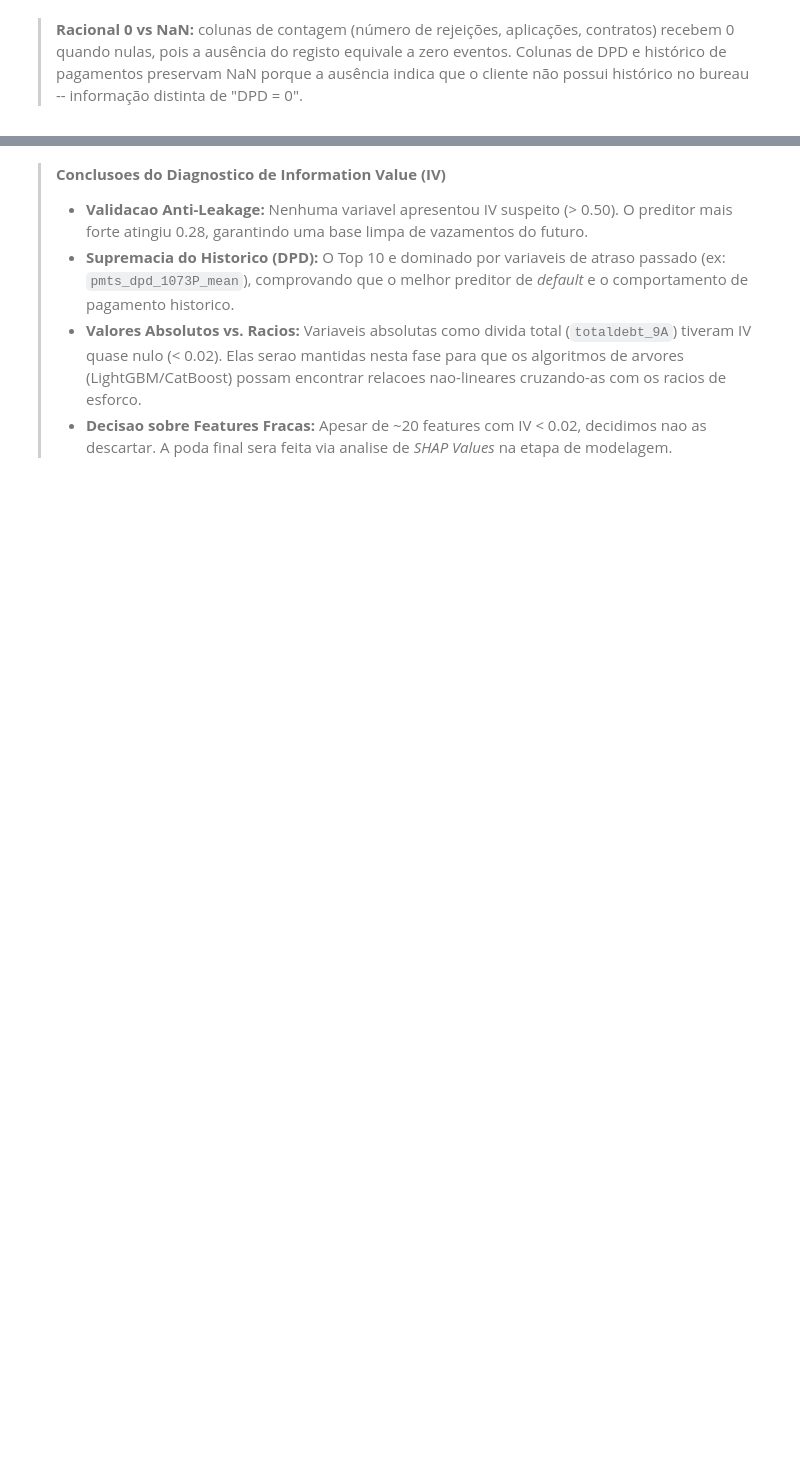
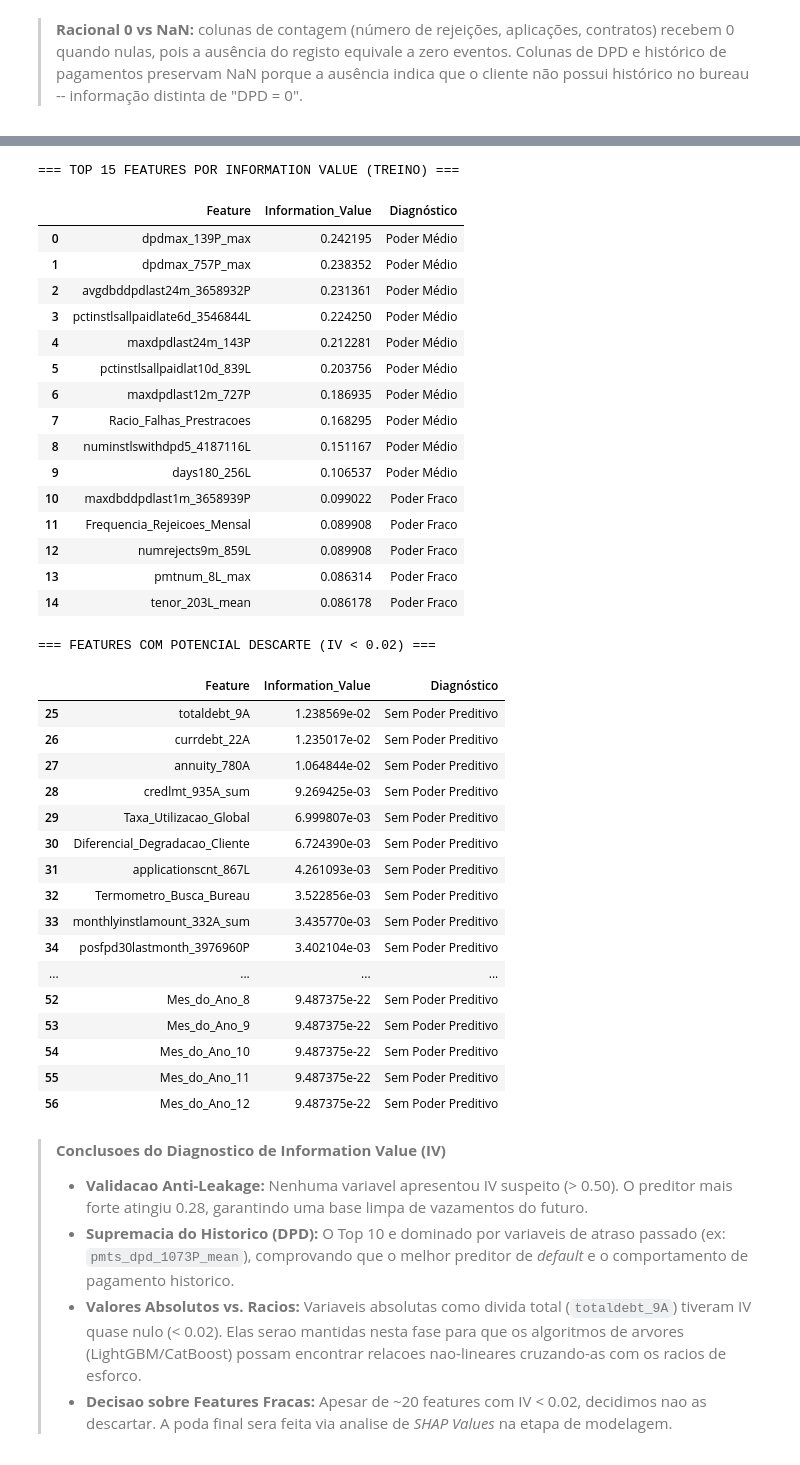
Before and after one commit to caua-barreto/Credit_Risk_Model, a Jupyter notebook: notebooks/02_Feature_Engineering.ipynb, the cells around one changed output, grey strips where cells are left out. Saved outputs shown, nothing was run; the diff lists cells and outputs as text; code cells hidden in the pictures; blank space fills up the shorter version.

```diff
--- a/notebooks/02_Feature_Engineering.ipynb
+++ b/notebooks/02_Feature_Engineering.ipynb
@@ -634,10 +946,0 @@ Remocao de variaveis com esparsidade extrema e imputacao estrategica baseada na
-# %%
-# 6.1 Remover colunas com >70% de nulos
-pct_nulos = df_master.isnull().mean()
-cols_remover = pct_nulos[pct_nulos > 0.70].index.tolist()
-print(f"Colunas com >70% de nulos ({len(cols_remover)}):")
-for c in cols_remover:
-    print(f"  {c}: {pct_nulos[c]*100:.1f}%")
-
-df_master = df_master.drop(columns=cols_remover)
-print(f"\nShape após remoção: {df_master.shape}")
@@ -888,3 +1209,54 @@ display(relatorio_iv[relatorio_iv['Information_Value'] < 0.02])
+# %%
+# =============================================================================
+# 8.0 DIAGNÓSTICO UNIVARIADO VIA INFORMATION VALUE (IV) (Anti-Leakage)
+# =============================================================================
+import numpy as np
+import pandas as pd
+
+# Executando estritamente sobre a base de TREINO (Evitando vazamento do Teste/OOT)
+relatorio_iv = calcular_iv_dataset(df_train, target_col='target')
+
+print("=== TOP 15 FEATURES POR INFORMATION VALUE (TREINO) ===")
+display(relatorio_iv.head(15))
+
+print("\n=== FEATURES COM POTENCIAL DESCARTE (IV < 0.02) ===")
+display(relatorio_iv[relatorio_iv['Information_Value'] < 0.02])
+# %% [output]
+=== TOP 15 FEATURES POR INFORMATION VALUE (TREINO) ===
+|  | Feature | Information_Value | Diagnóstico |
+| 0 | dpdmax_139P_max | 0.242195 | Poder Médio |
+| 1 | dpdmax_757P_max | 0.238352 | Poder Médio |
+| 2 | avgdbddpdlast24m_3658932P | 0.231361 | Poder Médio |
+| 3 | pctinstlsallpaidlate6d_3546844L | 0.224250 | Poder Médio |
+| 4 | maxdpdlast24m_143P | 0.212281 | Poder Médio |
+| 5 | pctinstlsallpaidlat10d_839L | 0.203756 | Poder Médio |
+| 6 | maxdpdlast12m_727P | 0.186935 | Poder Médio |
+| 7 | Racio_Falhas_Prestracoes | 0.168295 | Poder Médio |
+| 8 | numinstlswithdpd5_4187116L | 0.151167 | Poder Médio |
+| 9 | days180_256L | 0.106537 | Poder Médio |
+| 10 | maxdbddpdlast1m_3658939P | 0.099022 | Poder Fraco |
+| 11 | Frequencia_Rejeicoes_Mensal | 0.089908 | Poder Fraco |
+| 12 | numrejects9m_859L | 0.089908 | Poder Fraco |
+| 13 | pmtnum_8L_max | 0.086314 | Poder Fraco |
+| 14 | tenor_203L_mean | 0.086178 | Poder Fraco |
+=== FEATURES COM POTENCIAL DESCARTE (IV < 0.02) ===
+|  | Feature | Information_Value | Diagnóstico |
+| 25 | totaldebt_9A | 1.238569e-02 | Sem Poder Preditivo |
+| 26 | currdebt_22A | 1.235017e-02 | Sem Poder Preditivo |
+| 27 | annuity_780A | 1.064844e-02 | Sem Poder Preditivo |
+| 28 | credlmt_935A_sum | 9.269425e-03 | Sem Poder Preditivo |
+| 29 | Taxa_Utilizacao_Global | 6.999807e-03 | Sem Poder Preditivo |
+| 30 | Diferencial_Degradacao_Cliente | 6.724390e-03 | Sem Poder Preditivo |
+| 31 | applicationscnt_867L | 4.261093e-03 | Sem Poder Preditivo |
+| 32 | Termometro_Busca_Bureau | 3.522856e-03 | Sem Poder Preditivo |
+| 33 | monthlyinstlamount_332A_sum | 3.435770e-03 | Sem Poder Preditivo |
+| 34 | posfpd30lastmonth_3976960P | 3.402104e-03 | Sem Poder Preditivo |
+| ... | ... | ... | ... |
+| 52 | Mes_do_Ano_8 | 9.487375e-22 | Sem Poder Preditivo |
+| 53 | Mes_do_Ano_9 | 9.487375e-22 | Sem Poder Preditivo |
+| 54 | Mes_do_Ano_10 | 9.487375e-22 | Sem Poder Preditivo |
+| 55 | Mes_do_Ano_11 | 9.487375e-22 | Sem Poder Preditivo |
+| 56 | Mes_do_Ano_12 | 9.487375e-22 | Sem Poder Preditivo |
 # %% [markdown]
 > **Conclusoes do Diagnostico de Information Value (IV)**
 >
```
Also changed, not shown: parts of 108 cells of this notebook, 15 other files.
